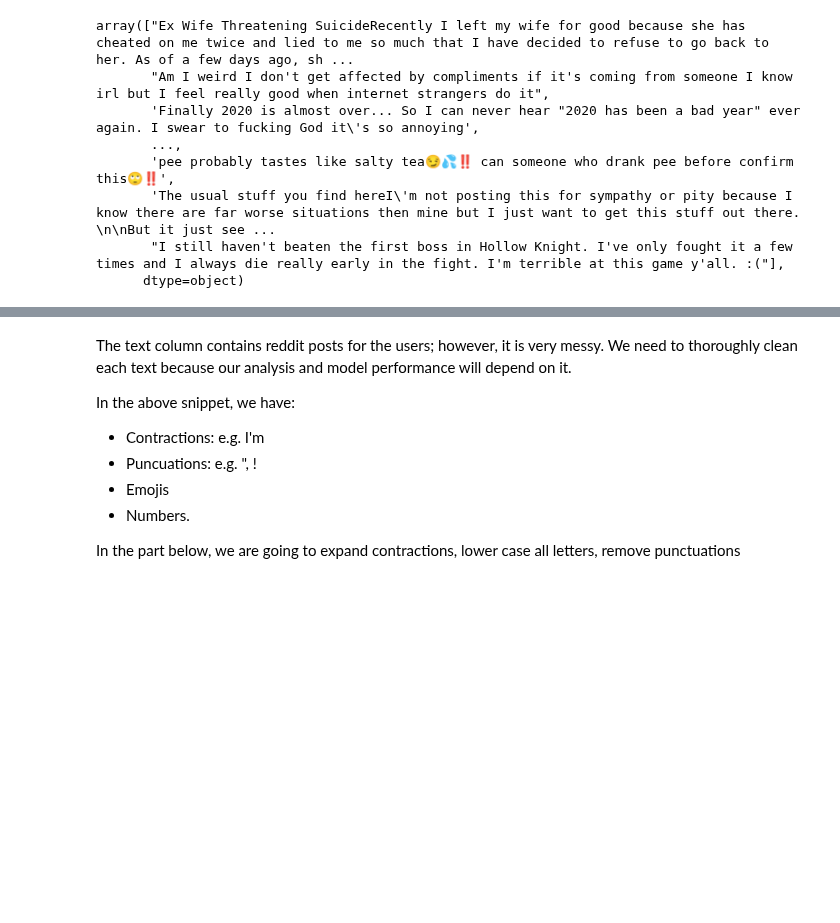
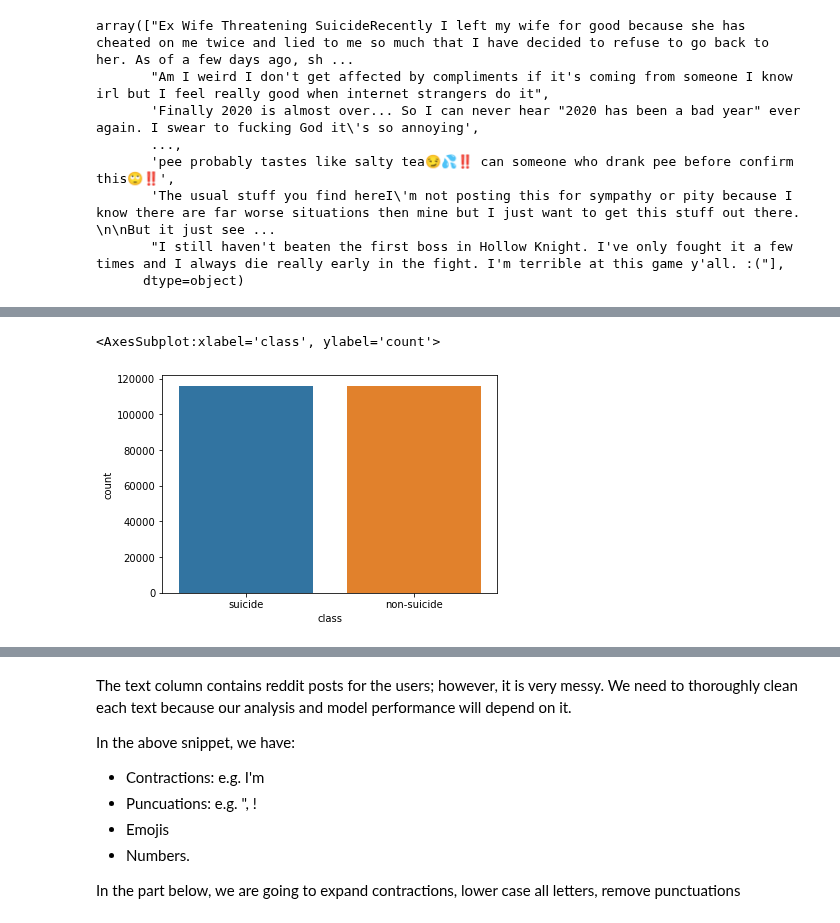
Before and after one commit to eugenebaraka/Predict-Suicidal-Ideation-on-Reddit, a Jupyter notebook: suicide-classification.ipynb, the cells around one changed output, grey strips where cells are left out. Saved outputs shown, nothing was run; the diff lists cells and outputs as text; code cells hidden in the pictures; blank space fills up the shorter version.

```diff
--- a/suicide-classification.ipynb
+++ b/suicide-classification.ipynb
@@ -98,0 +160,5 @@ Index(['number_chars', 'number_words', 'unique_words', 'num_questions',
+# %%
+sns.countplot(x='class', data=reddit_data) #proportion of suicide vs nono-suicide posts
+# %% [output]
+<AxesSubplot:xlabel='class', ylabel='count'>
+[figure, added]
```
Also changed, not shown: parts of 11 cells of this notebook.
